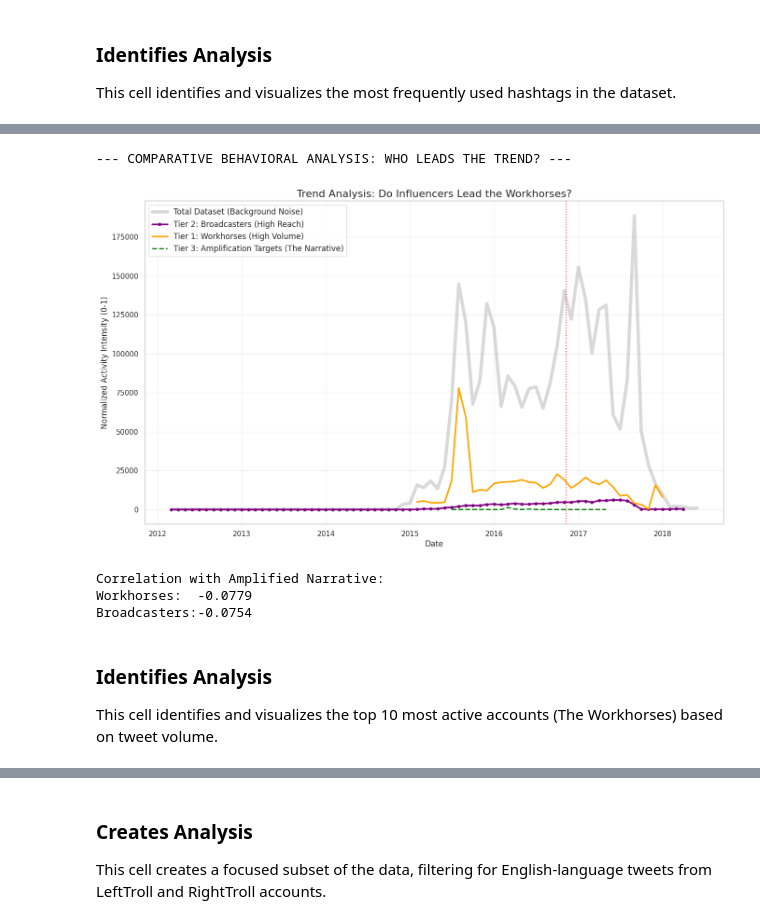
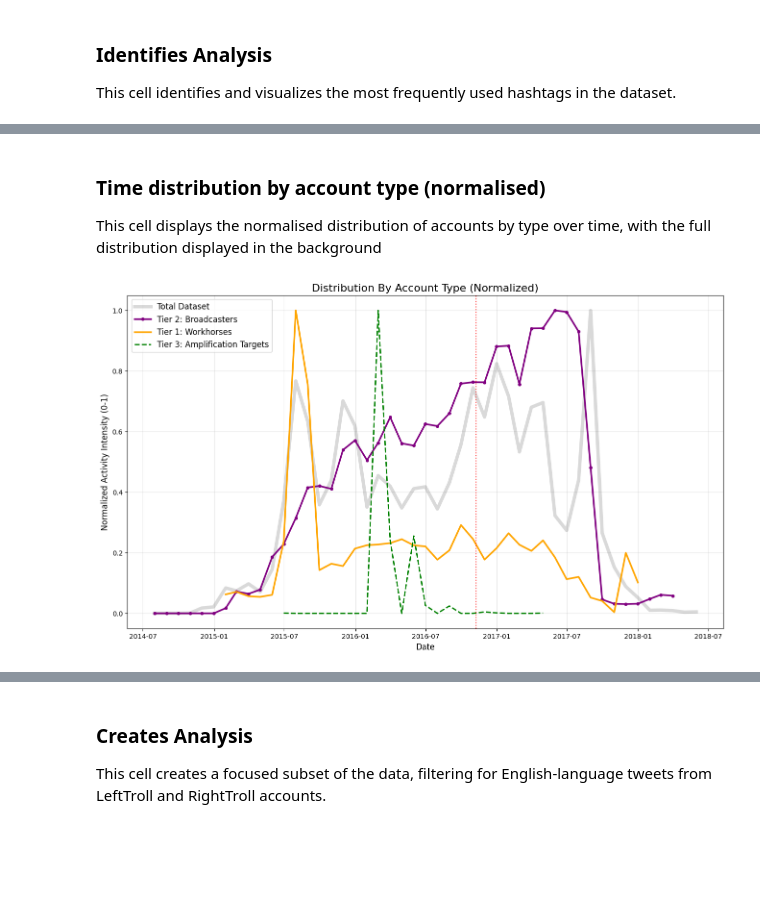
Before and after one commit to ale21789/NYT, a Jupyter notebook: big data final.ipynb, the cells around one changed output, grey strips where cells are left out. Drawn from its saved outputs; the diff is of its cells as text; code cells hidden in the pictures; blank space fills up the shorter version.

```diff
--- a/big data final.ipynb
+++ b/big data final.ipynb
@@ -90,7 +101,5 @@ This cell performs data analysis and visualization.
 # %%
-# --- CELL 2: Load the Dataset ---
-# Adjust path if necessary
-file_path = '/content/drive/My Drive/big_data/russian_trolls.parquet'
+file_path = 'russian_trolls.parquet'
 
 try:
     print("Loading dataset...")
@@ -365,16 +328,0 @@ This cell performs data analysis and visualization.
-# %%
-print("--- PREPARING FULL DATASET FOR ACTOR ANALYSIS ---\n")
-
-# 1. Ensure dates are proper datetime objects
-df['publish_date'] = pd.to_datetime(df['publish_date'])
-
-# 2. Extract 'original_author' for the Amplifier analysis
-# This pulls the username from tweets starting with "RT @username:"
-# We use a regex that looks for the pattern and captures the name
-print("Extracting original authors from retweets (this may take a moment)...")
-df['original_author'] = df['content'].str.extract(r'RT @(\w+):')
-
-# 3. Verify creation
-print("Feature Engineering Complete.")
-print(f"Total Retweets identified: {df['original_author'].notnull().sum()}")
-display(df[['author', 'content', 'original_author']].head())
@@ -515,64 +482,67 @@ This cell identifies and visualizes the top 10 most active accounts (The Workhor
+# %% [markdown]
+### Time distribution by account type (normalised)
+This cell displays the normalised distribution of accounts by type over time, with the full distribution displayed in the background
 # %%
-print("--- COMPARATIVE BEHAVIORAL ANALYSIS: WHO LEADS THE TREND? ---\n")
-
-# 1. Ensure Data is Ready
-df['publish_date'] = pd.to_datetime(df['publish_date'])
-if 'original_author' not in df.columns:
-    df['original_author'] = df['content'].str.extract(r'RT @(\w+):')
-
-# 2. Define the 3 Distinct Groups (Top 20 of each to get a robust signal)
+#Define the 3 Distinct Groups
 # Group A: The WORKHORSES (High Volume)
 top_workhorses = df['author'].value_counts().head(20).index
 
 # Group B: The BROADCASTERS (High Reach/Followers)
-# We take the accounts with the highest max follower count
 top_broadcasters = df.groupby('author')['followers'].max().sort_values(ascending=False).head(20).index
 
 # Group C: The AMPLIFIED (The content sources)
-# These are the accounts that are Retweeted the most. Tracking them shows when the "narrative" spikes.
 top_amplified = df['original_author'].value_counts().head(20).index
 
-# 3. Create Time Series for each group
-# Resampling by Month ('ME')
+#Create Time Series for each group (Resampled by Month)
 ts_total = df.set_index('publish_date').resample('ME').size()
 ts_workhorse = df[df['author'].isin(top_workhorses)].set_index('publish_date').resample('ME').size()
 ts_broadcaster = df[df['author'].isin(top_broadcasters)].set_index('publish_date').resample('ME').size()
 ts_amplified = df[df['original_author'].isin(top_amplified)].set_index('publish_date').resample('ME').size()
 
+
+# 4. Filter Date Range & Normalize
+start_date = '2014-07-01'  # Mid-2014
+
+# Helper function to filter and normalize
+def filter_and_normalize(ts, start_date):
+    # Filter by date
+    ts_subset = ts[ts.index >= start_date]
+    # Normalize to 0-1 scale so we can compare trends, not just volume
+    return ts_subset / ts_subset.max()
+
+# Apply the filter/normalization
+ts_total = filter_and_normalize(ts_total, start_date)
+ts_workhorse = filter_and_normalize(ts_workhorse, start_date)
+ts_broadcaster = filter_and_normalize(ts_broadcaster, start_date)
+ts_amplified = filter_and_normalize(ts_amplified, start_date)
+# --- MODIFICATION END ---
 
 # 5. Plotting the "Lead/Follow" Dynamics
 plt.figure(figsize=(16, 9))
 
 # Plot Total (The General Noise)
 plt.plot(ts_total.index, ts_total,
          color='black', alpha=0.15, linewidth=5, label='Total Dataset')
 
 # Plot The 3 Tiers
 plt.plot(ts_broadcaster.index, ts_broadcaster,
          color='purple', linewidth=2.5, linestyle='-', marker='o', markersize=4, label='Tier 2: Broadcasters')
 
 plt.plot(ts_workhorse.index, ts_workhorse,
          color='orange', linewidth=2.5, linestyle='-', label='Tier 1: Workhorses')
 
 plt.plot(ts_amplified.index, ts_amplified,
          color='green', linewidth=2, linestyle='--', label='Tier 3: Amplification Targets')
 
-plt.title('Trend Analysis: Do Influencers Lead the Workhorses?', fontsize=16)
+plt.title('Distribution By Account Type (Normalized)', fontsize=16)
 plt.ylabel('Normalized Activity Intensity (0-1)', fontsize=12)
 plt.xlabel('Date', fontsize=12)
 plt.legend(fontsize=12)
 plt.grid(True, alpha=0.3)
 
 # Highlight 2016 Election
 plt.axvline(pd.to_datetime('2016-11-08'), color='red', linestyle=':', alpha=0.8, label='2016 Election')
 
 plt.show()
 # %% [output]
---- COMPARATIVE BEHAVIORAL ANALYSIS: WHO LEADS THE TREND? ---
-[figure, old version]
+[figure, new version]
-Correlation with Amplified Narrative:
-Workhorses:  -0.0779
-Broadcasters:-0.0754
-# %% [markdown]
-### Identifies Analysis
-This cell identifies and visualizes the top 10 most active accounts (The Workhorses) based on tweet volume.
```
Also changed, not shown: parts of 46 cells of this notebook, 3 other files.
